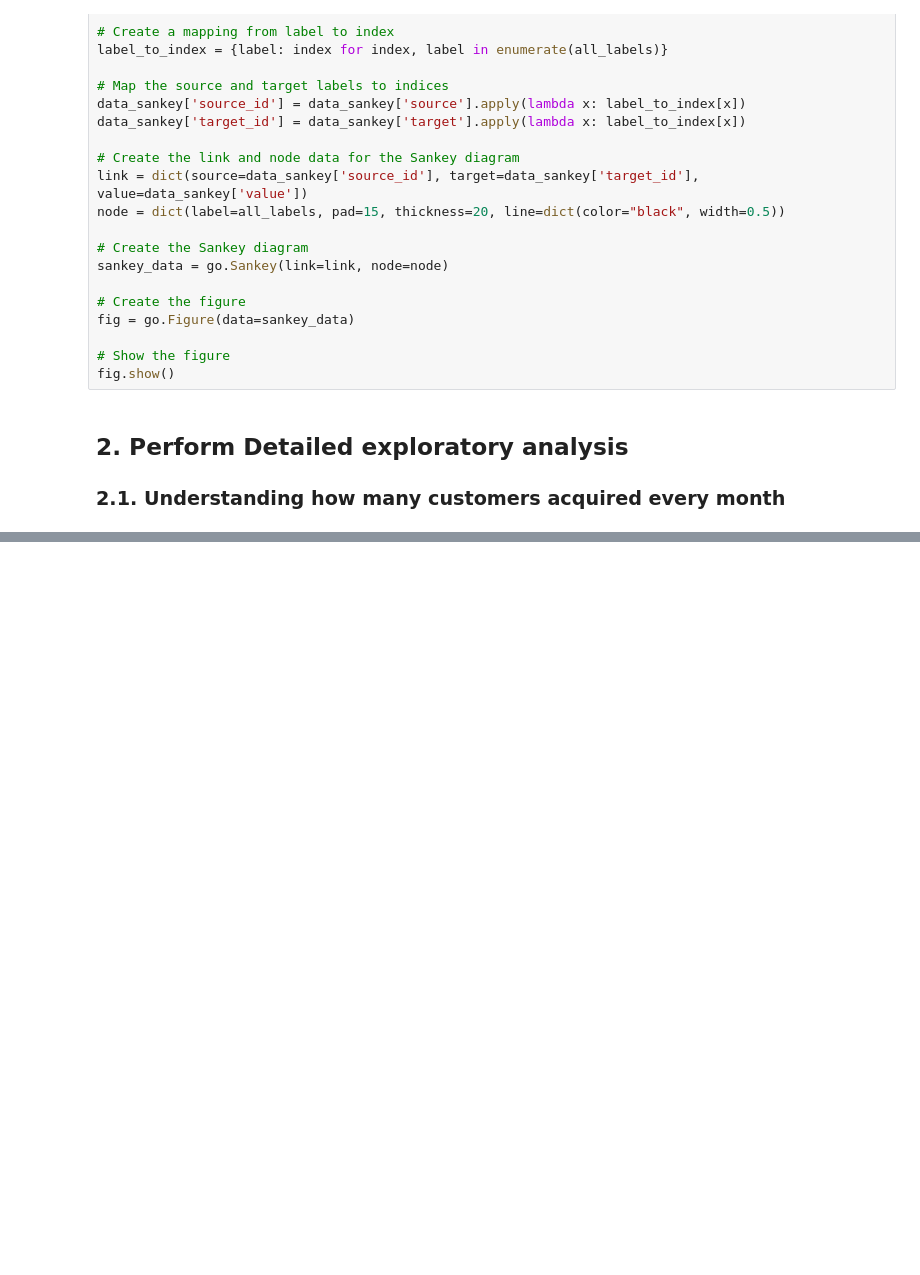
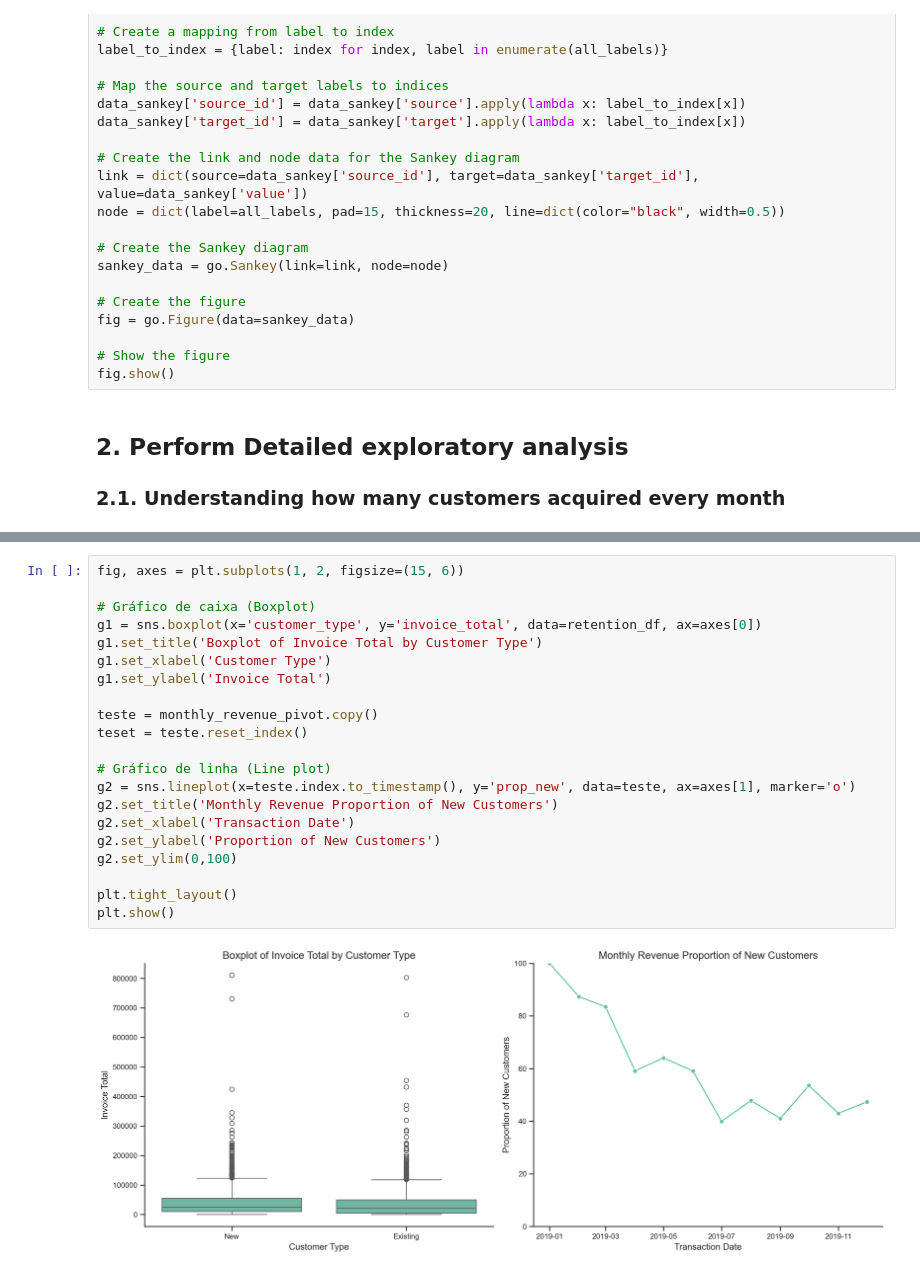
Before and after one commit to mateusengq/MKT-INSIGHTS-ECOMMERCE, a Jupyter notebook: Business_Questions.ipynb, the cells around one changed output, grey strips where cells are left out. Cells and saved outputs as stored; diff of their text form; blank space fills up the shorter version.

```diff
--- a/Business_Questions.ipynb
+++ b/Business_Questions.ipynb
@@ -301,0 +525,23 @@ fig.show()
+# %%
+fig, axes = plt.subplots(1, 2, figsize=(15, 6))
+
+# Gráfico de caixa (Boxplot)
+g1 = sns.boxplot(x='customer_type', y='invoice_total', data=retention_df, ax=axes[0])
+g1.set_title('Boxplot of Invoice Total by Customer Type')
+g1.set_xlabel('Customer Type')
+g1.set_ylabel('Invoice Total')
+
+teste = monthly_revenue_pivot.copy()
+teset = teste.reset_index()
+
+# Gráfico de linha (Line plot)
+g2 = sns.lineplot(x=teste.index.to_timestamp(), y='prop_new', data=teste, ax=axes[1], marker='o')
+g2.set_title('Monthly Revenue Proportion of New Customers')
+g2.set_xlabel('Transaction Date')
+g2.set_ylabel('Proportion of New Customers')
+g2.set_ylim(0,100)
+
+plt.tight_layout()
+plt.show()
+# %% [output]
+[figure, added]
```
Also changed, not shown: parts of 17 cells of this notebook, 2 other files.
